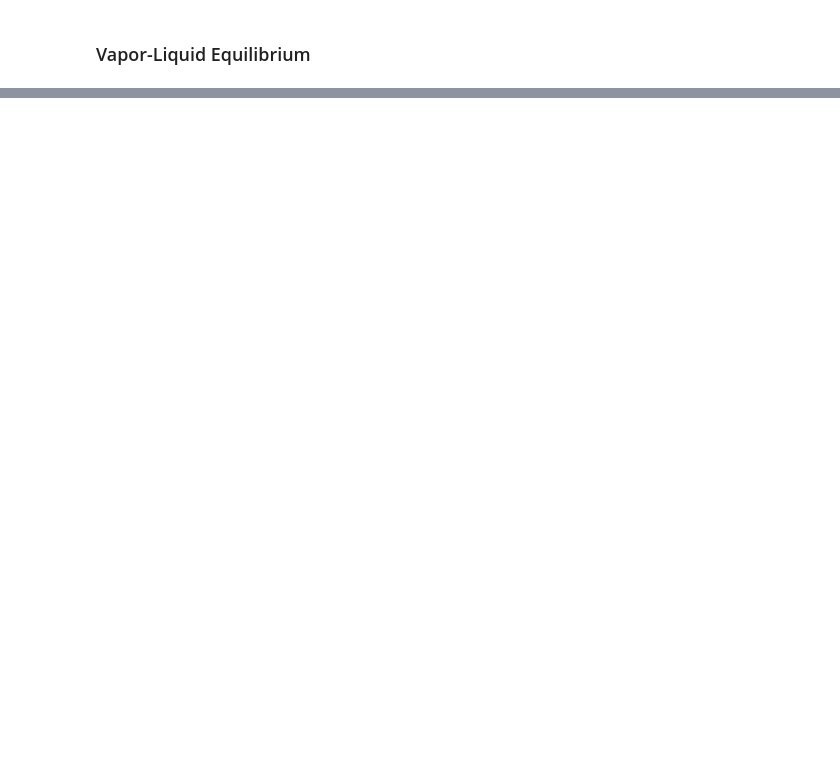
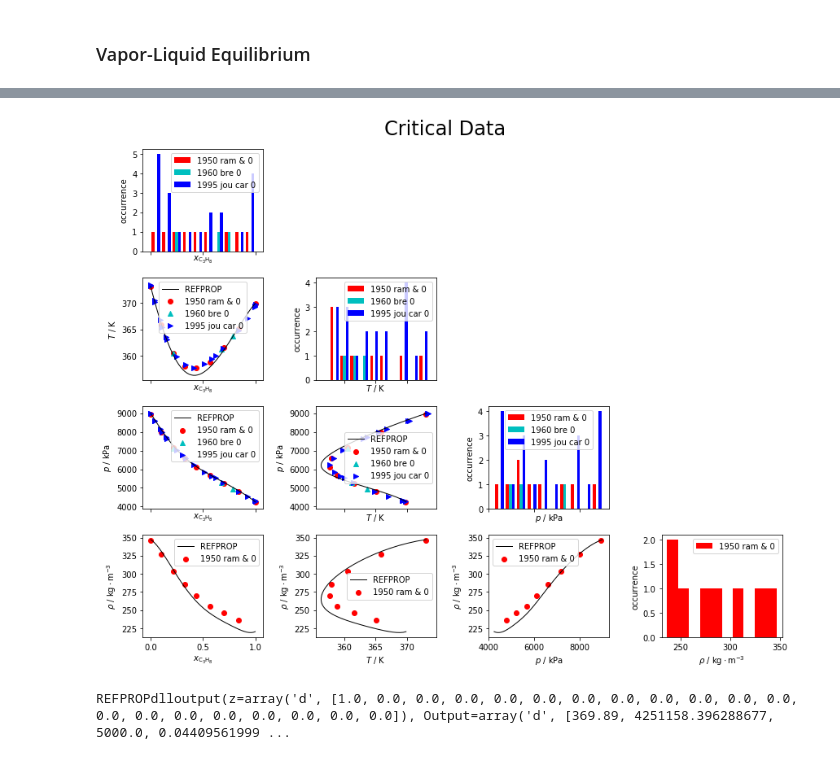
Before and after one commit to usnistgov/PPEPPD2019-data, a Jupyter notebook: EDA.ipynb, the cells around one changed output, grey strips where cells are left out. Cells and saved outputs as stored; diff of their text form; code cells hidden in the pictures; blank space fills up the shorter version.

```diff
--- a/EDA.ipynb
+++ b/EDA.ipynb
@@ -197,8 +231,7 @@ crit_df = pdd['critical T'].drop(columns='#').merge(pdd['critical P'].drop(colum
 crit_df = crit_df.rename(columns={'Mole fraction of propane':xC3,
                                   'Critical temperature / K':T,
                                   'Critical pressure / kPa':p,
-                                  'Critical density / (kg/m3)':rho,
-                                  'COMMENT': 'Comment'})
+                                  'Critical density / (kg/m3)':rho})
 crit_df = crit_df[crit_df.columns[[0,2,3,5,6,1,4]]]
 crit_df.style.apply(color_row, axis=1).                             \
               applymap(color_nan).                                  \
@@ -216,0 +303,22 @@ https://github.com/usnistgov/REFPROP-wrappers
+# %%
+crit_df = crit_df[crit_df.Source != REFPROP_src]
+for z in np.linspace(0,1):
+    ref = RP.REFPROPdll('PROPANE;H2S','CRIT','T,P,D,M',MOLAR_BASE_SI,0,0,0,0,[z,1-z]+[0.0]*18)
+    if ref.ierr > 0:
+        continue
+    press = ref.Output[0] / 1000
+    crit_df.loc[len(crit_df)] = {source:REFPROP_src,
+                                 rejected: False,
+                                 T: ref.Output[0],
+                                 p: ref.Output[1]/1000,
+                                 rho: ref.Output[2]*ref.Output[3],
+                                 comment: np.nan,
+                                 xC3:z}
+
+plot_grid(crit_df, crit_df.columns[[1,2,3,4]], title='Critical Data')
+# %% [output]
+[figure, added]
+# %%
+RP.REFPROPdll('PROPANE;H2S','CRIT','T,P,D,M',MOLAR_BASE_SI,0,0,0,0,[z,1-z]+[0.0]*18)
+# %% [output]
+REFPROPdlloutput(z=array('d', [1.0, 0.0, 0.0, 0.0, 0.0, 0.0, 0.0, 0.0, 0.0, 0.0, 0.0, 0.0, 0.0, 0.0, 0.0, 0.0, 0.0, 0.0, 0.0, 0.0]), Output=array('d', [369.89, 4251158.396288677, 5000.0, 0.04409561999 ...
```
Also changed, not shown: parts of 16 cells of this notebook.
